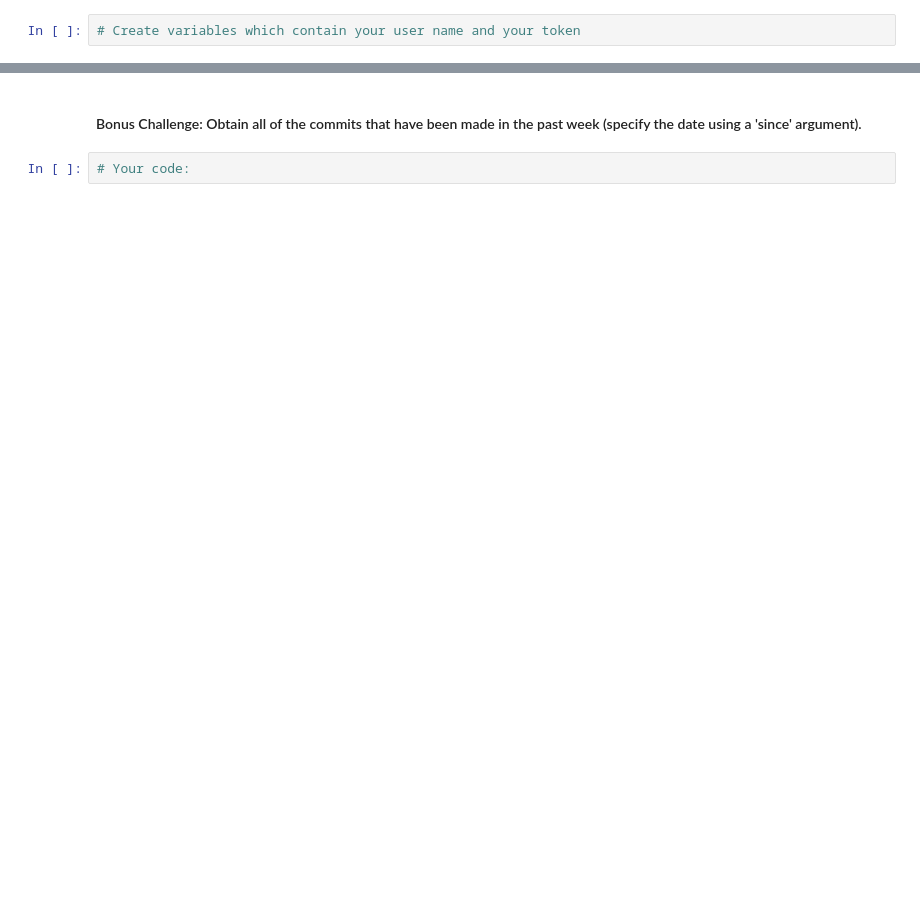
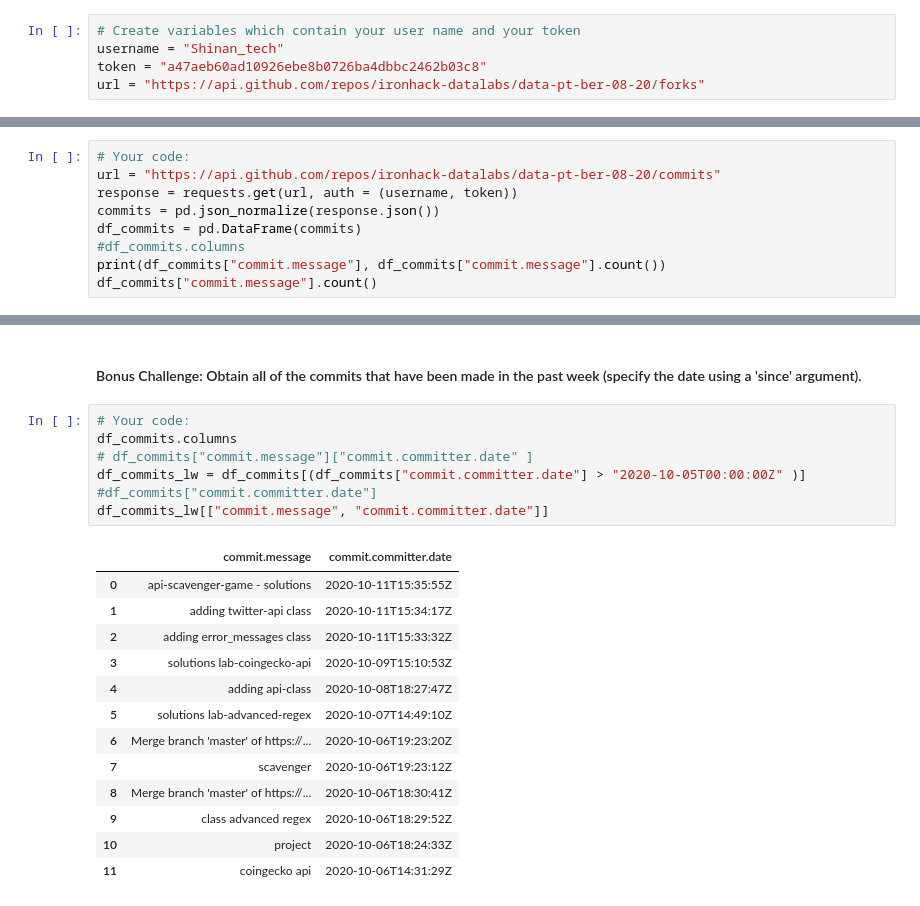
Before and after one commit to Shinan-tech/data-pt-ber-08-20, a Jupyter notebook: Labs/module-1_labs/05_api-web-scraping/03_lab-api-scavenger-game/your-code/api-scavenger-game.ipynb, the cells around one changed output, grey strips where cells are left out. Drawn from its saved outputs; the diff is of its cells as text; blank space fills up the shorter version.

```diff
--- a/Labs/module-1_labs/05_api-web-scraping/03_lab-api-scavenger-game/your-code/api-scavenger-game.ipynb
+++ b/Labs/module-1_labs/05_api-web-scraping/03_lab-api-scavenger-game/your-code/api-scavenger-game.ipynb
@@ -18,5 +18,8 @@ with open("github_credentials.json", "w") as outfile:
 # %%
 # Create variables which contain your user name and your token
+username = "Shinan_tech"
+token = "a47aeb60ad10926ebe8b0726ba4dbbc2462b03c8"
+url = "https://api.github.com/repos/ironhack-datalabs/data-pt-ber-08-20/forks"
 # %%
 help(requests.get)
 # %% [output]
@@ -69,0 +93,9 @@ Obtain a dataframe which contains all of the commits made. From this dataframe,
+# %%
+# Your code:
+url = "https://api.github.com/repos/ironhack-datalabs/data-pt-ber-08-20/commits"
+response = requests.get(url, auth = (username, token))
+commits = pd.json_normalize(response.json())
+df_commits = pd.DataFrame(commits)
+#df_commits.columns
+print(df_commits["commit.message"], df_commits["commit.message"].count())
+df_commits["commit.message"].count()
@@ -70,4 +121,23 @@ Obtain a dataframe which contains all of the commits made. From this dataframe,
 # %% [markdown]
 #### Bonus Challenge: Obtain all of the commits that have been made in the past week (specify the date using a 'since' argument).
-# %%
-# Your code:
+# %%
+# Your code:
+df_commits.columns
+# df_commits["commit.message"]["commit.committer.date" ]
+df_commits_lw = df_commits[(df_commits["commit.committer.date"] > "2020-10-05T00:00:00Z" )]
+#df_commits["commit.committer.date"]
+df_commits_lw[["commit.message", "commit.committer.date"]]
+# %% [output]
+|  | commit.message | commit.committer.date |
+| 0 | api-scavenger-game - solutions | 2020-10-11T15:35:55Z |
+| 1 | adding twitter-api class | 2020-10-11T15:34:17Z |
+| 2 | adding error_messages class | 2020-10-11T15:33:32Z |
+| 3 | solutions lab-coingecko-api | 2020-10-09T15:10:53Z |
+| 4 | adding api-class | 2020-10-08T18:27:47Z |
+| 5 | solutions lab-advanced-regex | 2020-10-07T14:49:10Z |
+| 6 | Merge branch 'master' of https://... | 2020-10-06T19:23:20Z |
+| 7 | scavenger | 2020-10-06T19:23:12Z |
+| 8 | Merge branch 'master' of https://... | 2020-10-06T18:30:41Z |
+| 9 | class advanced regex | 2020-10-06T18:29:52Z |
+| 10 | project | 2020-10-06T18:24:33Z |
+| 11 | coingecko api | 2020-10-06T14:31:29Z |
```
Also changed, not shown: parts of 4 cells of this notebook.
